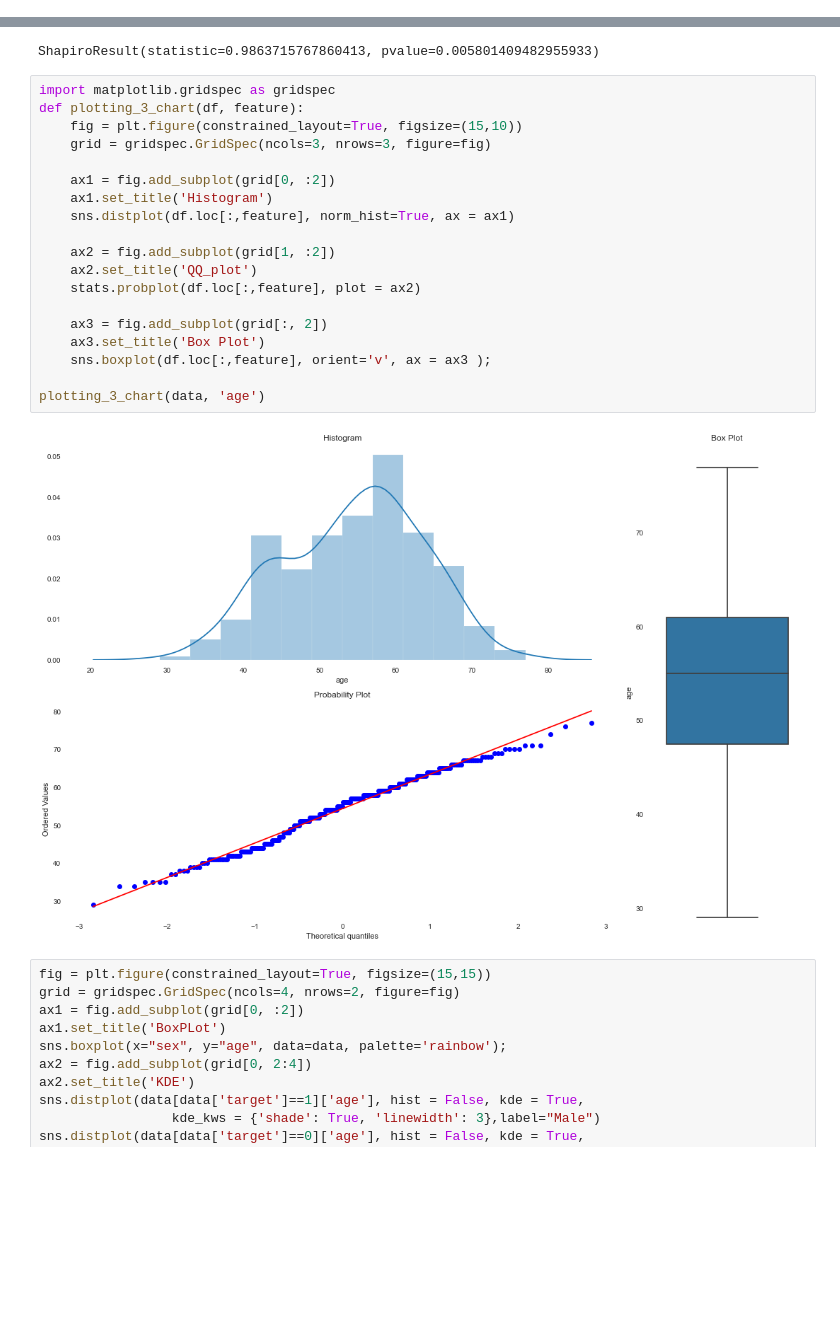
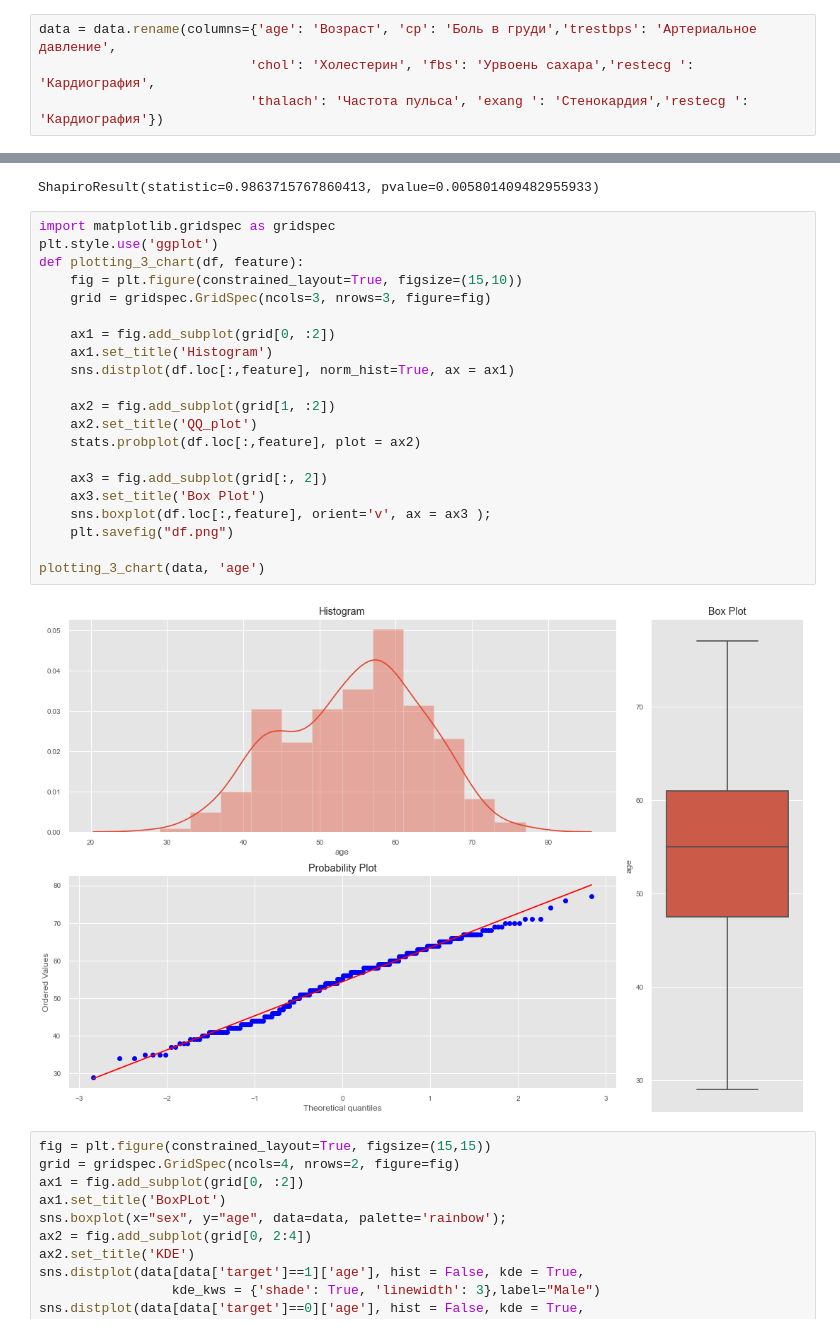
Before and after one commit to zeydlitz/api_for_ml, a Jupyter notebook: research/heart.ipynb, the cells around one changed output, grey strips where cells are left out. Saved outputs shown, nothing was run; the diff lists cells and outputs as text; blank space fills up the shorter version.

```diff
--- a/research/heart.ipynb
+++ b/research/heart.ipynb
@@ -41,6 +41,10 @@ import warnings
 warnings.filterwarnings("ignore")
 # %%
 data=pd.read_csv("heart.csv")
+# %%
+data = data.rename(columns={'age': 'Возраст', 'cp': 'Боль в груди','trestbps': 'Артериальное давление',
+                           'chol': 'Холестерин', 'fbs': 'Урвоень сахара','restecg ': 'Кардиография',
+                           'thalach': 'Частота пульса', 'exang ': 'Стенокардия','restecg ': 'Кардиография'})
 # %%
 data.head()
 # %% [output]
@@ -146,25 +150,27 @@ s
 ShapiroResult(statistic=0.9863715767860413, pvalue=0.005801409482955933)
 # %%
 import matplotlib.gridspec as gridspec
+plt.style.use('ggplot')
 def plotting_3_chart(df, feature):
     fig = plt.figure(constrained_layout=True, figsize=(15,10))
     grid = gridspec.GridSpec(ncols=3, nrows=3, figure=fig)
 
     ax1 = fig.add_subplot(grid[0, :2])
     ax1.set_title('Histogram')
     sns.distplot(df.loc[:,feature], norm_hist=True, ax = ax1)
 
     ax2 = fig.add_subplot(grid[1, :2])
     ax2.set_title('QQ_plot')
     stats.probplot(df.loc[:,feature], plot = ax2)
 
     ax3 = fig.add_subplot(grid[:, 2])
     ax3.set_title('Box Plot')
     sns.boxplot(df.loc[:,feature], orient='v', ax = ax3 );
+    plt.savefig("df.png")
 
 plotting_3_chart(data, 'age')
 # %% [output]
-[figure, old version]
+[figure, new version]
 # %%
 fig = plt.figure(constrained_layout=True, figsize=(15,15))
 grid = gridspec.GridSpec(ncols=4, nrows=2, figure=fig)
```
Also changed, not shown: parts of 2 cells of this notebook.
